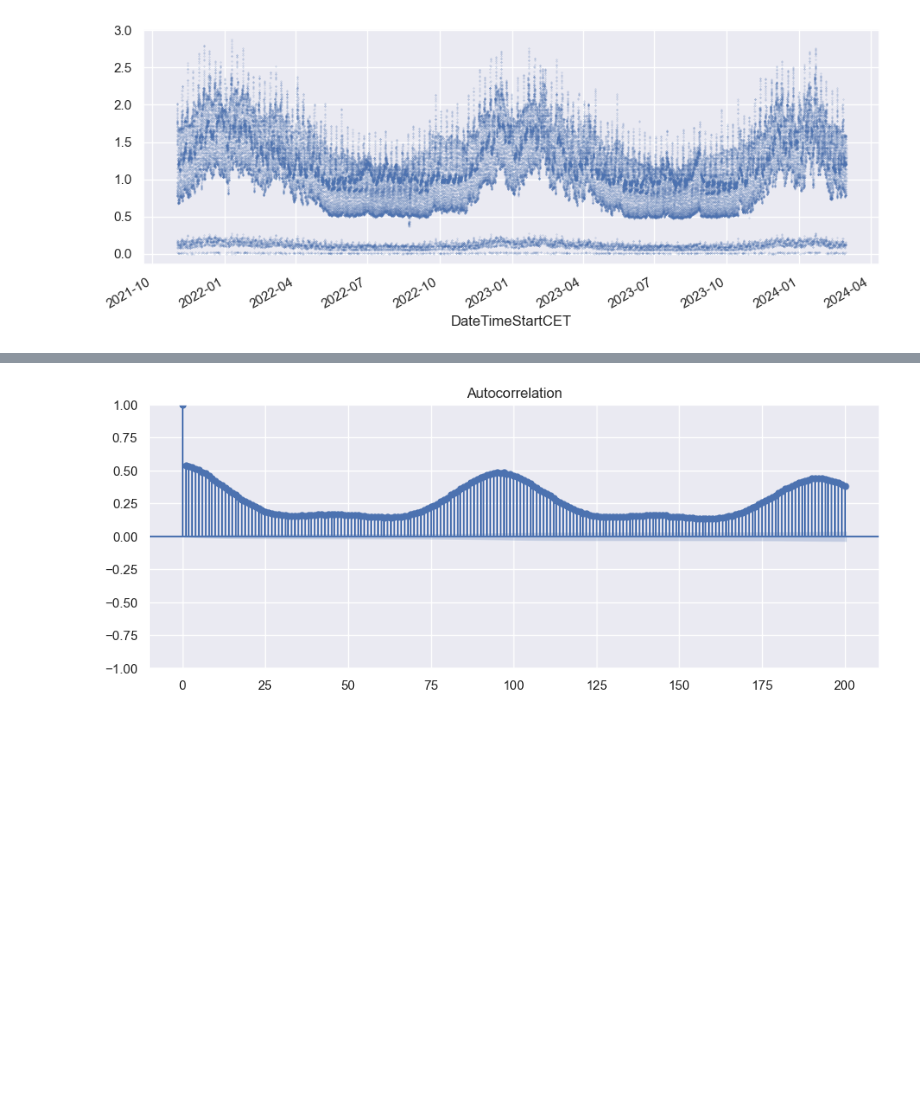
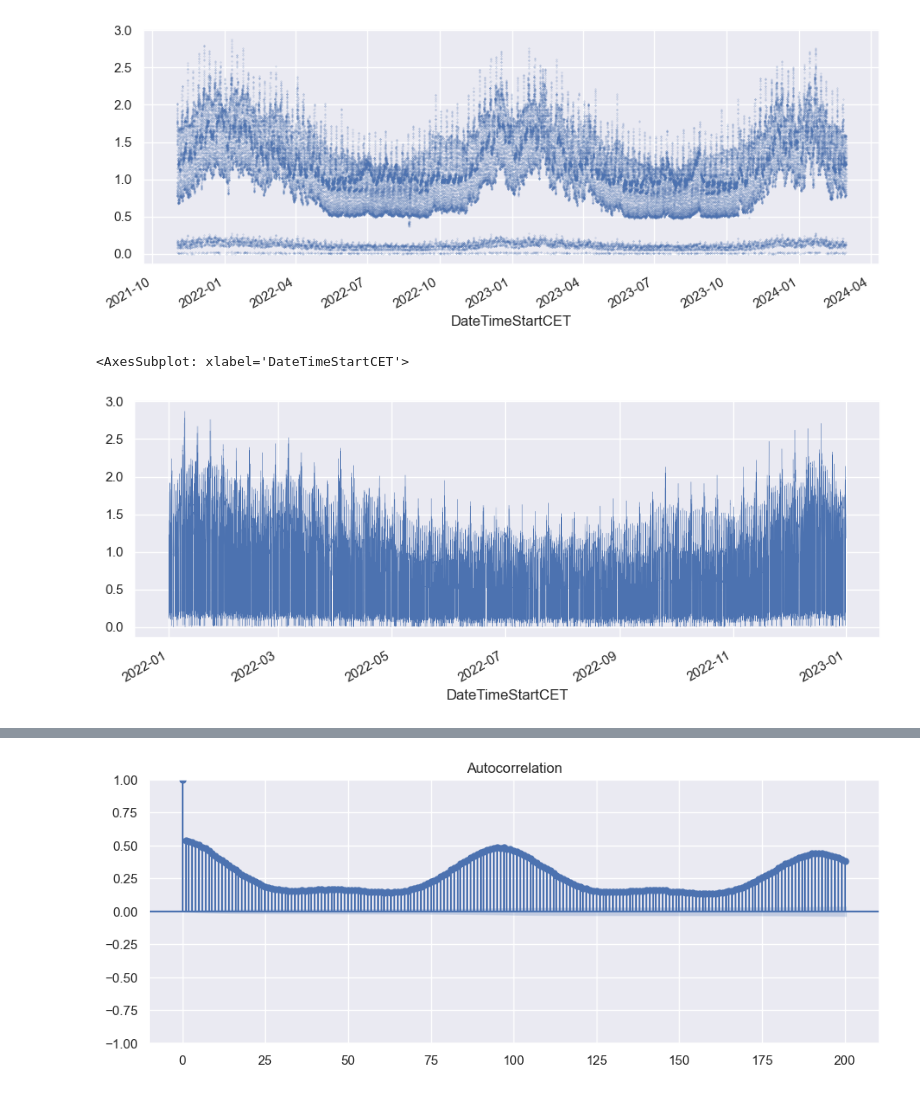
Before and after one commit to karolina-sa/Matematika-z-racunalnikom-projekt, a Jupyter notebook: analiza_casovne_vrste.ipynb, the cells around one changed output, grey strips where cells are left out. Drawn from its saved outputs; the diff is of its cells as text; code cells hidden in the pictures; blank space fills up the shorter version.

Commit message:
Dodatni grafi na zoženih podatkih

```diff
--- a/analiza_casovne_vrste.ipynb
+++ b/analiza_casovne_vrste.ipynb
@@ -56,3 +56,9 @@ podatki['Odjem ACT'].plot(marker='.', alpha=0.5, linestyle='None', ms=0.5)
 # - poraba je večja v zimskih mesecih
 # - vsak januar pride do znižanja porabe ... zakaj?
 # - tista črta, ki je blizu nič predvidevam predstavlja porabo tekom noči
+# %%
+## odjem leta 2022:
+podatki.loc['2022', 'Odjem ACT'].plot(linewidth=0.2)
+# %% [output]
+<AxesSubplot: xlabel='DateTimeStartCET'>
+[figure, added]
```
Also changed, not shown: parts of 3 cells of this notebook.
